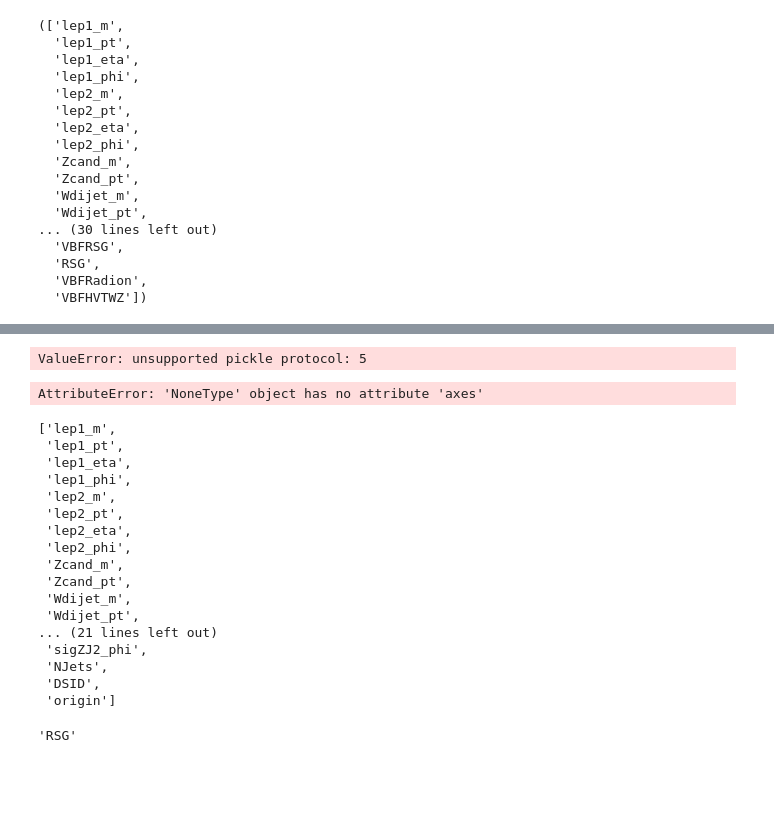
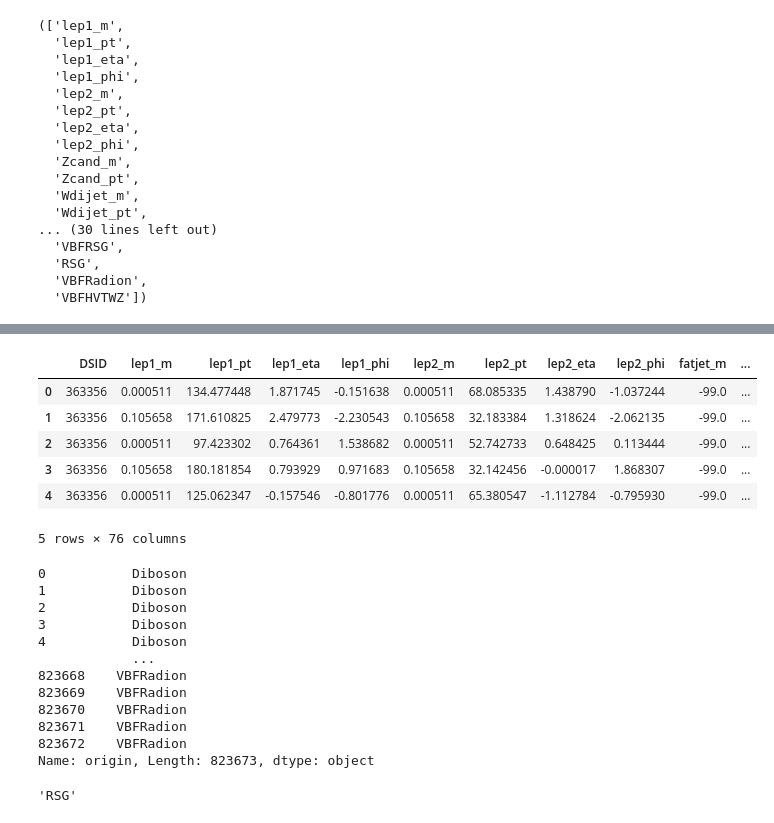
Before and after one commit to martinosal/LecceDNN, a Jupyter notebook: DatasetPreProcessing.ipynb, the cells around one changed output, grey strips where cells are left out. Drawn from its saved outputs; the diff is of its cells as text; code cells hidden in the pictures; blank space fills up the shorter version.

```diff
--- a/DatasetPreProcessing.ipynb
+++ b/DatasetPreProcessing.ipynb
@@ -87,10 +69,12 @@ with open(dfPath+'MixData_PD_'+analysis+'_'+channel+'.pkl', "rb") as fh:
-# %%
-mixed_data=pd.read_pickle(dfPath+'MixData_PD_'+analysis+'_'+channel+'.pkl')
-# %% [output]
-ValueError: unsupported pickle protocol: 5
 # %%
-mixed_data
+mixed_data.head()
 # %% [output]
+|  | DSID | lep1_m | lep1_pt | lep1_eta | lep1_phi | lep2_m | lep2_pt | lep2_eta | lep2_phi | fatjet_m | ... |
+| 0 | 363356 | 0.000511 | 134.477448 | 1.871745 | -0.151638 | 0.000511 | 68.085335 | 1.438790 | -1.037244 | -99.0 | ... |
+| 1 | 363356 | 0.105658 | 171.610825 | 2.479773 | -2.230543 | 0.105658 | 32.183384 | 1.318624 | -2.062135 | -99.0 | ... |
+| 2 | 363356 | 0.000511 | 97.423302 | 0.764361 | 1.538682 | 0.000511 | 52.742733 | 0.648425 | 0.113444 | -99.0 | ... |
+| 3 | 363356 | 0.105658 | 180.181854 | 0.793929 | 0.971683 | 0.105658 | 32.142456 | -0.000017 | 1.868307 | -99.0 | ... |
+| 4 | 363356 | 0.000511 | 125.062347 | -0.157546 | -0.801776 | 0.000511 | 65.380547 | -1.112784 | -0.795930 | -99.0 | ... |
-AttributeError: 'NoneType' object has no attribute 'axes'
+5 rows × 76 columns
 # %%
 #select variables of interest
@@ -100,20 +84,15 @@ mixed_data_cut=mixed_data_cut[pre_inputvariables]
-# %%
-pre_inputvariables
-# %% [output]
-['lep1_m',
- 'lep1_pt',
- 'lep1_eta',
- 'lep1_phi',
- 'lep2_m',
- 'lep2_pt',
- 'lep2_eta',
- 'lep2_phi',
- 'Zcand_m',
- 'Zcand_pt',
- 'Wdijet_m',
- 'Wdijet_pt',
-... (21 lines left out)
- 'sigZJ2_phi',
- 'NJets',
- 'DSID',
- 'origin']
+# %%
+mixed_data['origin']
+# %% [output]
+0           Diboson
+1           Diboson
+2           Diboson
+3           Diboson
+4           Diboson
+            ...
+823668    VBFRadion
+823669    VBFRadion
+823670    VBFRadion
+823671    VBFRadion
+823672    VBFRadion
+Name: origin, Length: 823673, dtype: object
```
Also changed, not shown: parts of 11 cells of this notebook, 4 other files.
